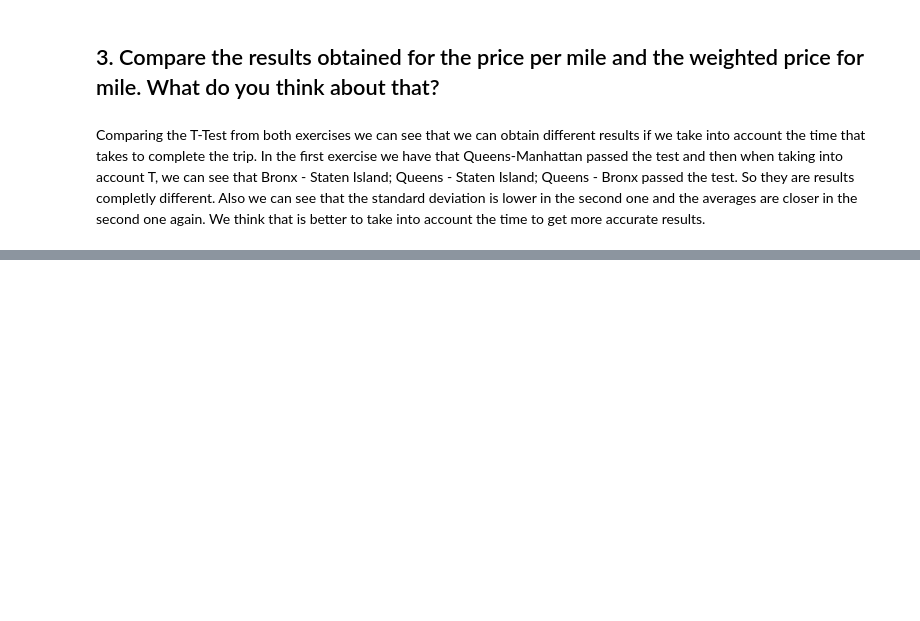
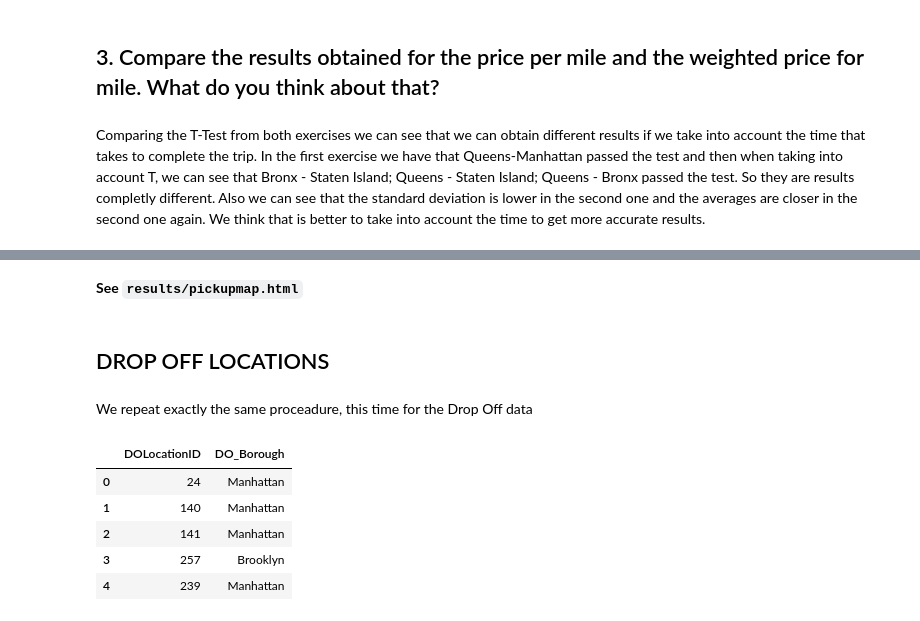
Before and after one commit to sanxlop/ADM-HW2-21, a Jupyter notebook: Homework_2.ipynb, the cells around one changed output, grey strips where cells are left out. Cells and saved outputs as stored; diff of their text form; code cells hidden in the pictures; blank space fills up the shorter version.

```diff
--- a/Homework_2.ipynb
+++ b/Homework_2.ipynb
@@ -1197,0 +1330,16 @@ Queens - Bronx passed the test. So they are results completly different. Also we
+# %% [markdown]
+**See `results/pickupmap.html`**
+# %% [markdown]
+## DROP OFF LOCATIONS
+# %% [markdown]
+We repeat exactly the same proceadure, this time for the Drop Off data
+# %%
+DO_Brough = taxi_data[['DOLocationID','DO_Borough']]
+DO_Brough.head(5)
+# %% [output]
+|  | DOLocationID | DO_Borough |
+| 0 | 24 | Manhattan |
+| 1 | 140 | Manhattan |
+| 2 | 141 | Manhattan |
+| 3 | 257 | Brooklyn |
+| 4 | 239 | Manhattan |
```
Also changed, not shown: parts of 61 cells of this notebook, 1 other file.
